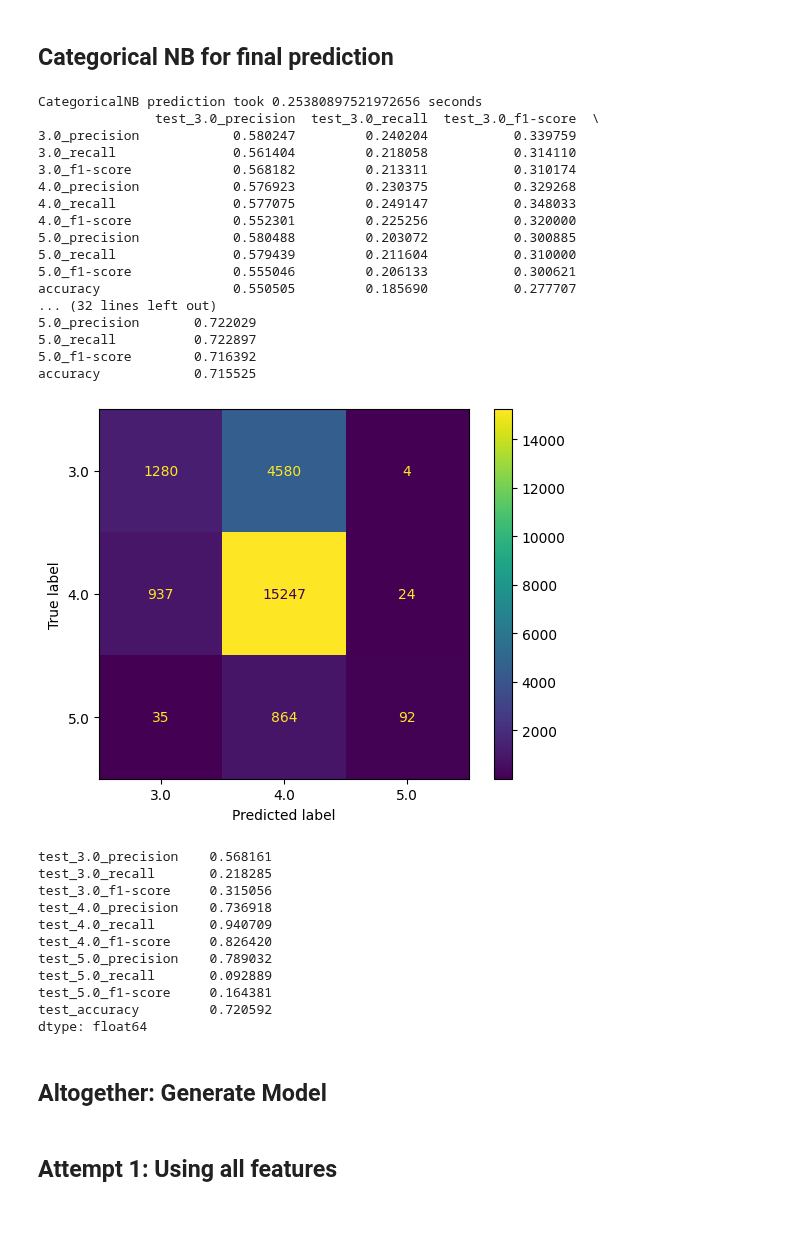
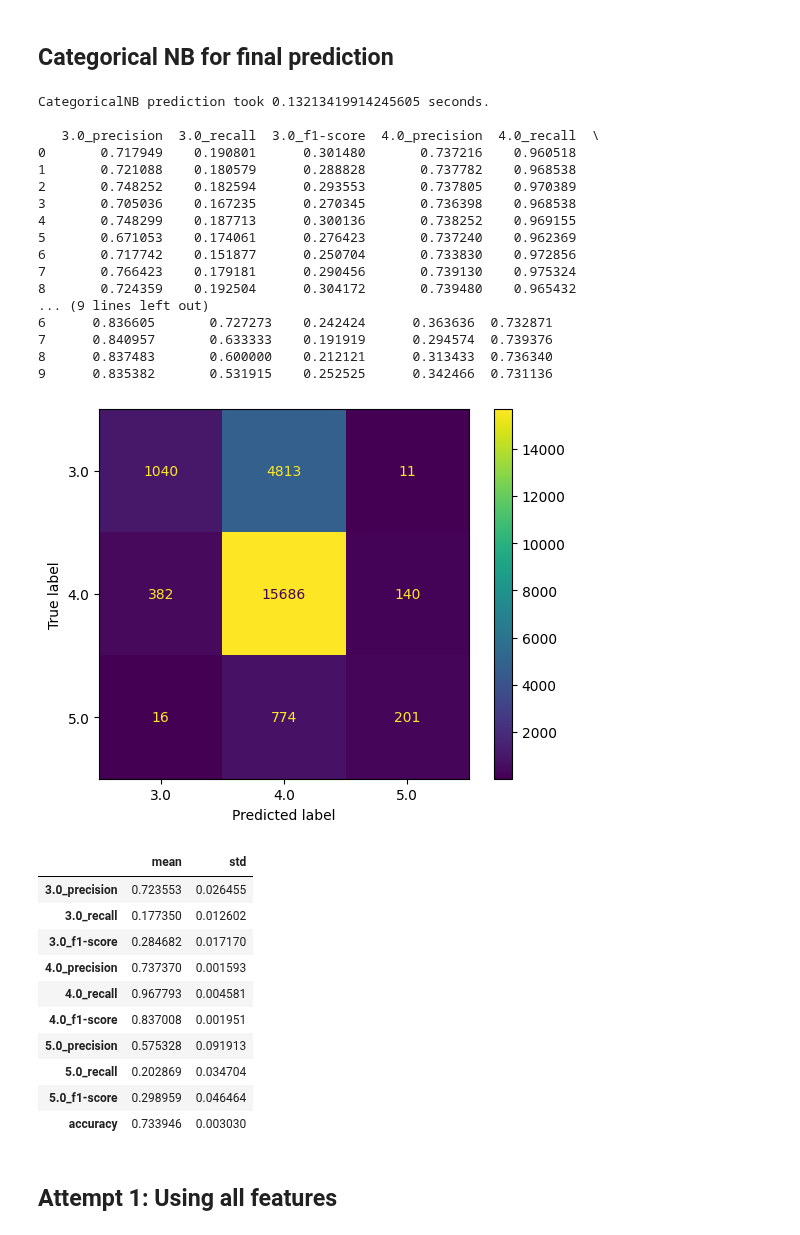
Before and after one commit to 7angel4/Goodreads-rating-classification, a Jupyter notebook: StackNB.ipynb, the cells around one changed output. Drawn from its saved outputs; the diff is of its cells as text; code cells hidden in the pictures.

```diff
--- a/StackNB.ipynb
+++ b/StackNB.ipynb
@@ -2,7 +2,7 @@
 %run Global.ipynb
 %run Helper_Functions.ipynb
 # %%
-train_df_oe = pd.read_csv("./Final/Datasets/train_df_oe.csv", keep_default_na=False)
-y = train_df_oe.iloc[:,-1]
-X = train_df_oe.iloc[:,:-1]
+train_df = pd.read_csv("./Final/Datasets/train_df.csv", keep_default_na=False)
+y = train_df.iloc[:,-1]
+X = train_df.iloc[:,:-1]
 # %%
@@ -154,12 +131,8 @@ CategoricalNB prediction took 3.0970261096954346 seconds.
 # Stacking Naive Bayes
 # %%
 GAUSSIAN_FEATURES = ['PublishYear', 'PublishMonth', 'PublishDay', 'pagesNumber']
-CATEGORICAL_FEATURES = ['Authors', 'Publisher']
-MULTINOMIAL_FEATURES = list(X.columns)[6:]
-
-GAUSSIAN_FEATURES_ID = [1, 2, 3, 5]
-CATEGORICAL_FEATURES_ID = [0, 4]
-MULTINOMIAL_FEATURES_ID = range(6, X.shape[1])
+CATEGORICAL_FEATURES = [i for i in X.columns if i.startswith('Publish_') or i.startswith('Authors_')]
+MULTINOMIAL_FEATURES = [i for i in X.columns if i not in GAUSSIAN_FEATURES and i not in CATEGORICAL_FEATURES]
 # %%
 N_CAT_VALUES = [19244, 4519]  # number of unique authors, publishers
 # %%
@@ -374,42 +347,40 @@ dtype: float64
 ## Categorical NB for final prediction
 # %%
 X_preds = pd.DataFrame({'GaussianNB_preds' : gnb_pred,
-                        'CategoricalNB_preds' : cnb_pred,
+                        'ComplementNB_preds' : cnb_pred,
                         'MultinomialNB_preds' : mnb_pred})
 
 # meta-classifier
 stack_nb = CategoricalNB()
 stack_nb.fit(X_preds, y)  # input = base models' predictions
 cross_val_report(stack_nb, X_preds, y)[1]
 # %% [output]
-CategoricalNB prediction took 0.25380897521972656 seconds
-               test_3.0_precision  test_3.0_recall  test_3.0_f1-score  \
-3.0_precision            0.580247         0.240204           0.339759
-3.0_recall               0.561404         0.218058           0.314110
-3.0_f1-score             0.568182         0.213311           0.310174
-4.0_precision            0.576923         0.230375           0.329268
-4.0_recall               0.577075         0.249147           0.348033
-4.0_f1-score             0.552301         0.225256           0.320000
-5.0_precision            0.580488         0.203072           0.300885
-5.0_recall               0.579439         0.211604           0.310000
-5.0_f1-score             0.555046         0.206133           0.300621
-accuracy                 0.550505         0.185690           0.277707
-... (32 lines left out)
-5.0_precision       0.722029
-5.0_recall          0.722897
-5.0_f1-score        0.716392
-accuracy            0.715525
+CategoricalNB prediction took 0.13213419914245605 seconds.
+
+   3.0_precision  3.0_recall  3.0_f1-score  4.0_precision  4.0_recall  \
+0       0.717949    0.190801      0.301480       0.737216    0.960518
+1       0.721088    0.180579      0.288828       0.737782    0.968538
+2       0.748252    0.182594      0.293553       0.737805    0.970389
+3       0.705036    0.167235      0.270345       0.736398    0.968538
+4       0.748299    0.187713      0.300136       0.738252    0.969155
+5       0.671053    0.174061      0.276423       0.737240    0.962369
+6       0.717742    0.151877      0.250704       0.733830    0.972856
+7       0.766423    0.179181      0.290456       0.739130    0.975324
+8       0.724359    0.192504      0.304172       0.739480    0.965432
+... (9 lines left out)
+6      0.836605       0.727273    0.242424      0.363636  0.732871
+7      0.840957       0.633333    0.191919      0.294574  0.739376
+8      0.837483       0.600000    0.212121      0.313433  0.736340
+9      0.835382       0.531915    0.252525      0.342466  0.731136
-[figure, old version]
+[figure, new version]
-test_3.0_precision    0.568161
-test_3.0_recall       0.218285
-test_3.0_f1-score     0.315056
-test_4.0_precision    0.736918
-test_4.0_recall       0.940709
-test_4.0_f1-score     0.826420
-test_5.0_precision    0.789032
-test_5.0_recall       0.092889
-test_5.0_f1-score     0.164381
-test_accuracy         0.720592
-dtype: float64
+|  | mean | std |
+| 3.0_precision | 0.723553 | 0.026455 |
+| 3.0_recall | 0.177350 | 0.012602 |
+| 3.0_f1-score | 0.284682 | 0.017170 |
+| 4.0_precision | 0.737370 | 0.001593 |
+| 4.0_recall | 0.967793 | 0.004581 |
+| 4.0_f1-score | 0.837008 | 0.001951 |
+| 5.0_precision | 0.575328 | 0.091913 |
+| 5.0_recall | 0.202869 | 0.034704 |
+| 5.0_f1-score | 0.298959 | 0.046464 |
+| accuracy | 0.733946 | 0.003030 |
-# %% [markdown]
-## Altogether: Generate Model
```
Also changed, not shown: parts of 37 cells of this notebook, 16 other files.
